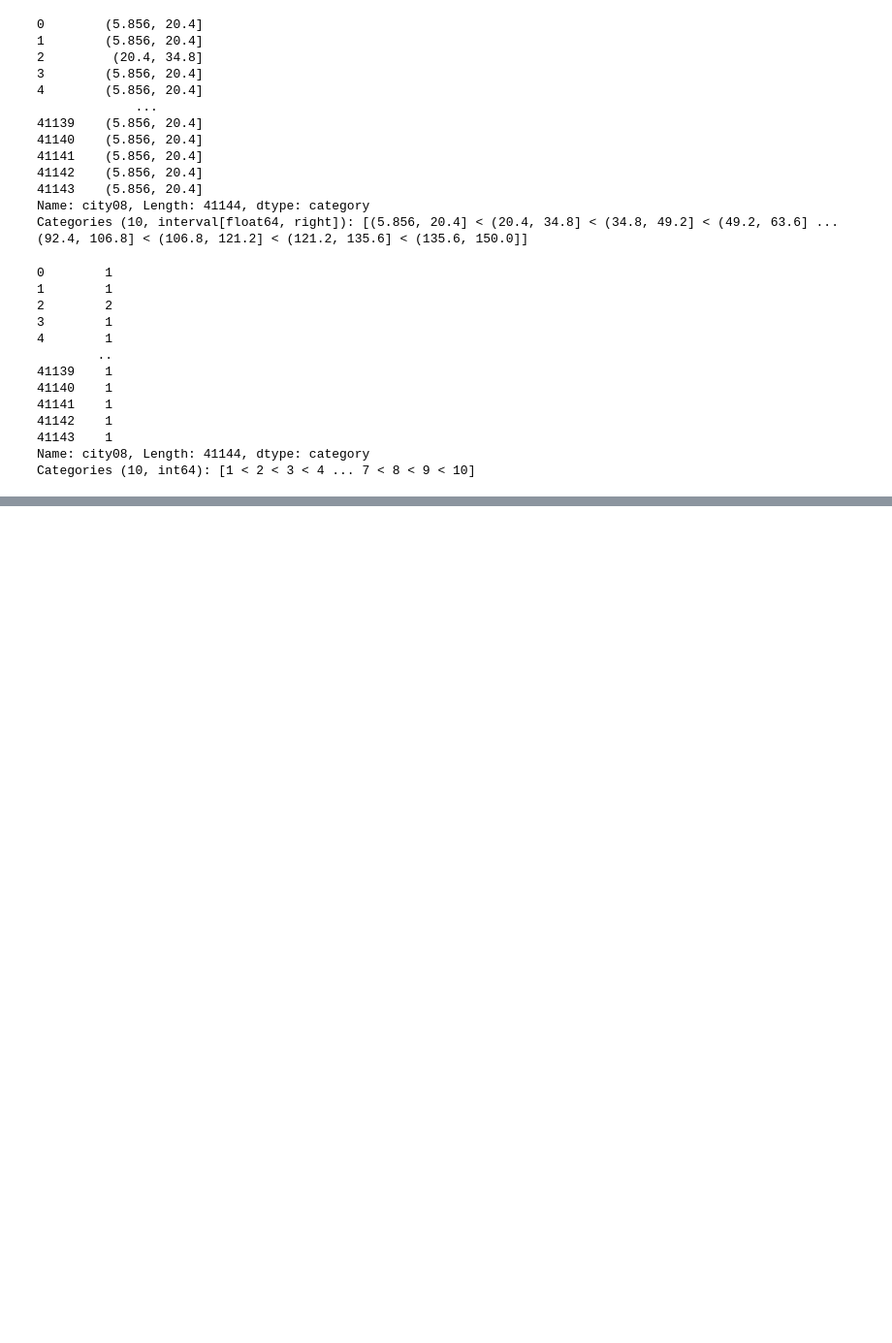
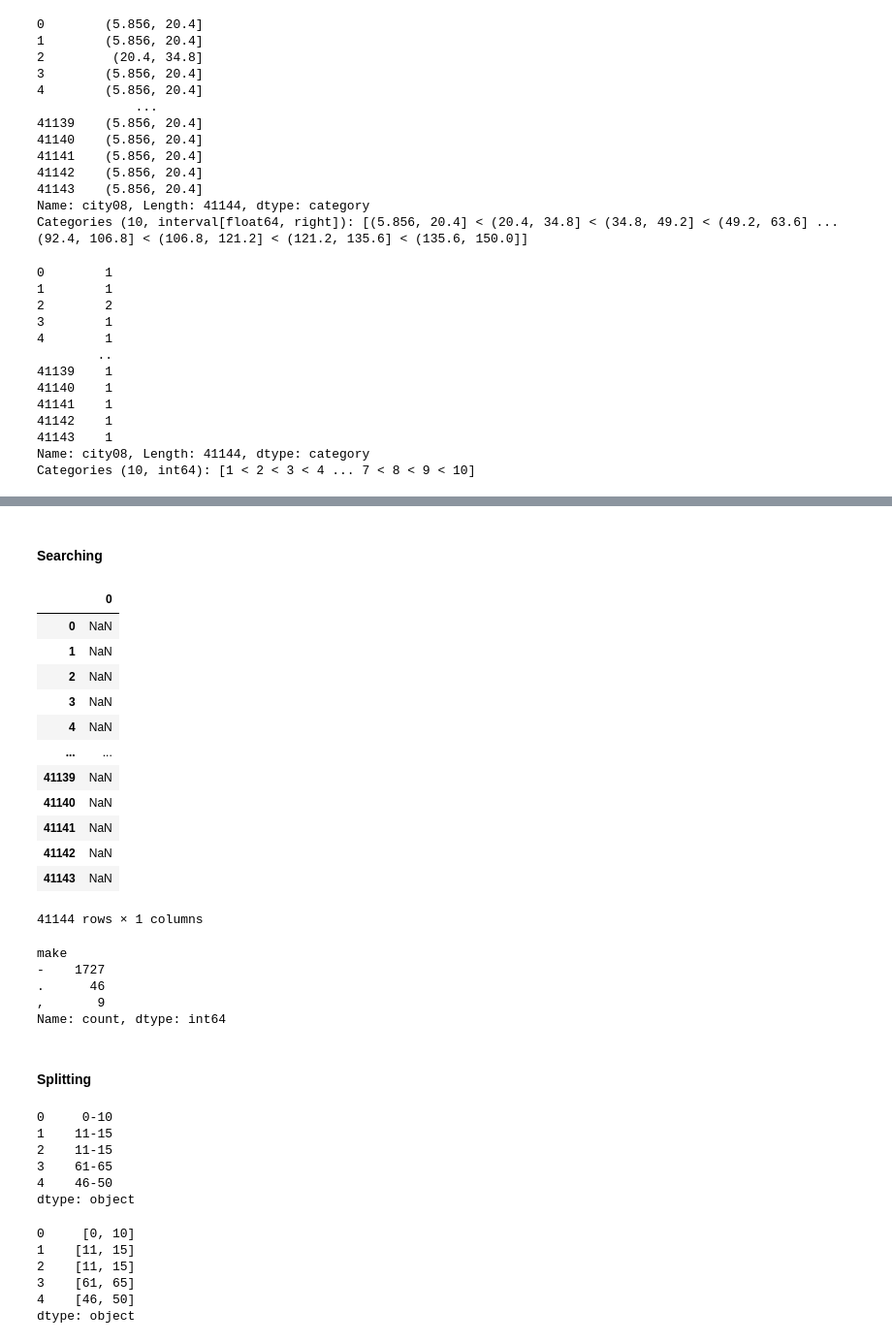
Before and after one commit to joakor89/Effective_Pandas, a Jupyter notebook: series_deep_dive.ipynb, the cells around one changed output, grey strips where cells are left out. Shown: that part at 97% size. Cells and saved outputs as stored; diff of their text form; code cells hidden in the pictures; blank space fills up the shorter version.

```diff
--- a/series_deep_dive.ipynb
+++ b/series_deep_dive.ipynb
@@ -924,0 +1418,29 @@ Categories (10, int64): [1 < 2 < 3 < 4 ... 7 < 8 < 9 < 10]
+# %% [markdown]
+#### Searching
+# %%
+make.str.extract(r'([^a-z A-Z])')
+# %% [output]
+|  | 0 |
+| 0 | NaN |
+| 1 | NaN |
+| 2 | NaN |
+| 3 | NaN |
+| 4 | NaN |
+| ... | ... |
+| 41139 | NaN |
+| 41140 | NaN |
+| 41141 | NaN |
+| 41142 | NaN |
+| 41143 | NaN |
+41144 rows × 1 columns
+# %%
+(make
+ .str.extract(r'([^a-z A-Z])', expand=False)
+ .value_counts()
+)
+# %% [output]
+make
+-    1727
+.      46
+,       9
+Name: count, dtype: int64
@@ -924,0 +1453,21 @@ Categories (10, int64): [1 < 2 < 3 < 4 ... 7 < 8 < 9 < 10]
+# %% [markdown]
+#### Splitting
+# %%
+age = pd.Series(['0-10', '11-15', '11-15', '61-65', '46-50'])
+age
+# %% [output]
+0     0-10
+1    11-15
+2    11-15
+3    61-65
+4    46-50
+dtype: object
+# %%
+age.str.split('-')
+# %% [output]
+0     [0, 10]
+1    [11, 15]
+2    [11, 15]
+3    [61, 65]
+4    [46, 50]
+dtype: object
```
Also changed, not shown: parts of 102 cells of this notebook, 1 other file.
